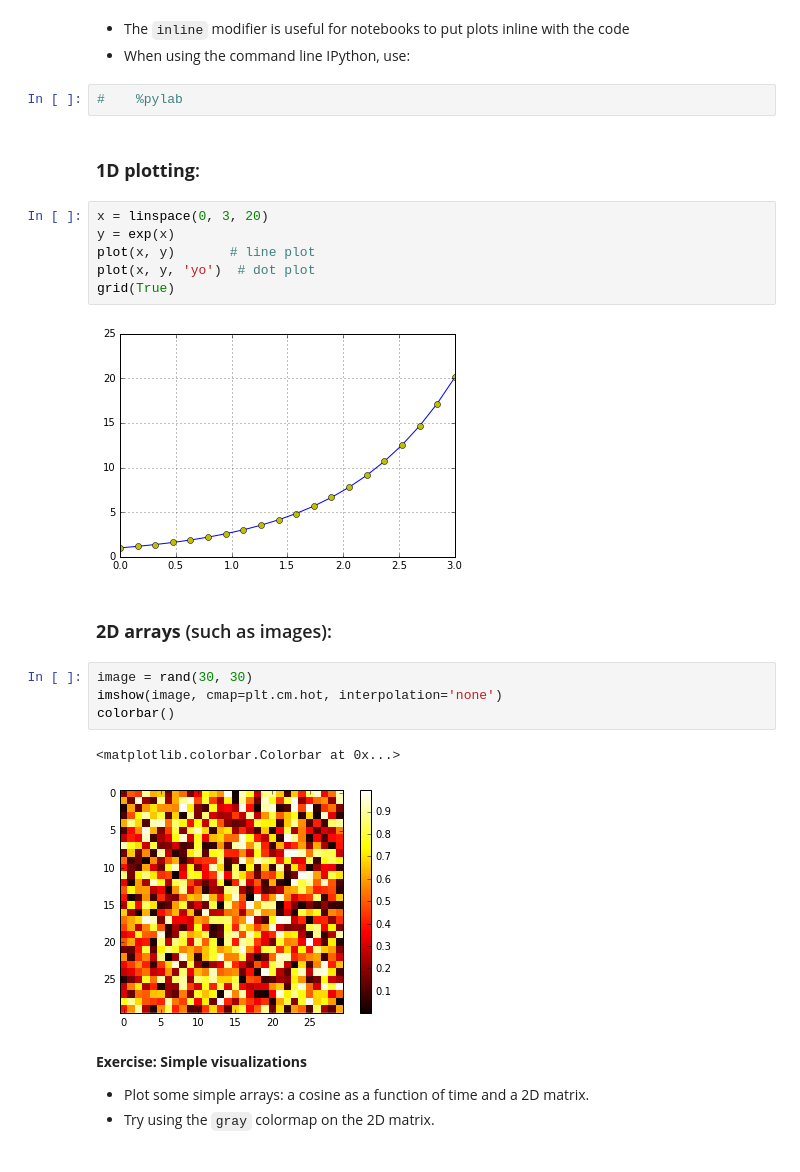
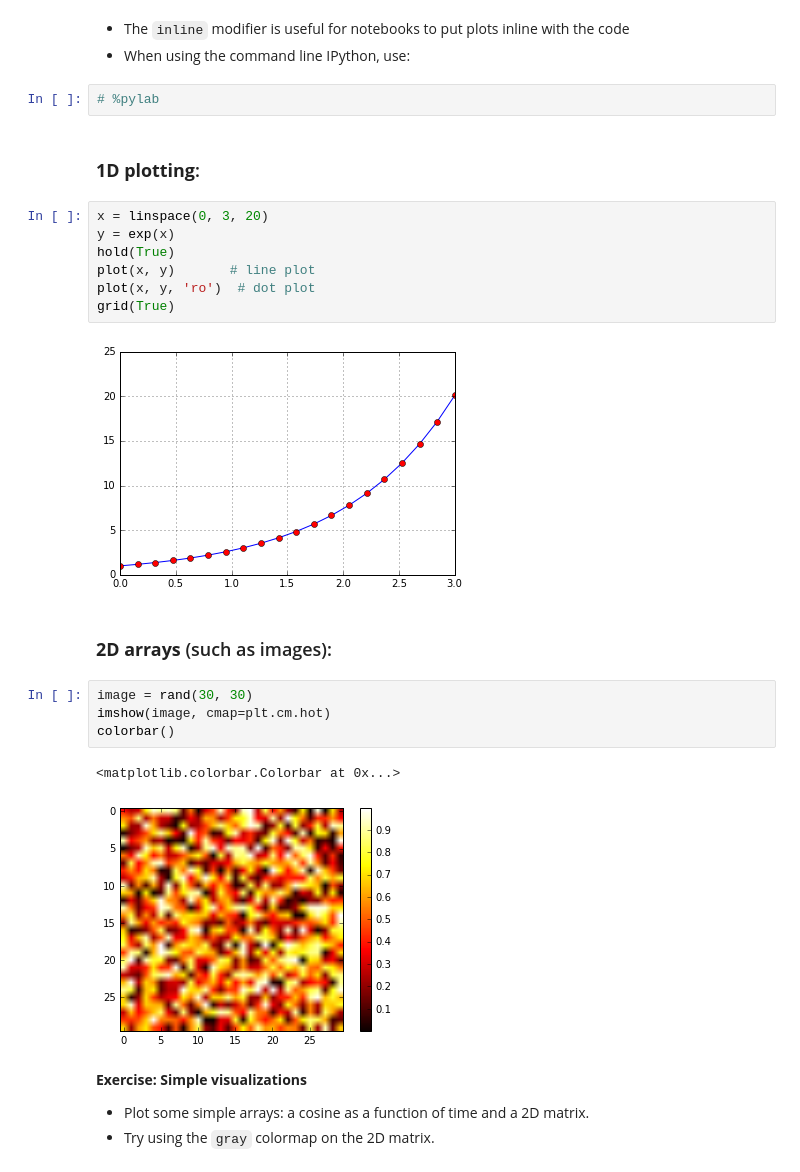
Before and after one commit to standarddeviant/scipy-lecture-notes, a Jupyter notebook: intro/numpy/intro_numpy.ipynb, the cells around one changed output. Drawn from its saved outputs; the diff is of its cells as text.

```diff
--- a/intro/numpy/intro_numpy.ipynb
+++ b/intro/numpy/intro_numpy.ipynb
@@ -169,26 +171,27 @@ Populating the interactive namespace from numpy and matplotlib
 - The `inline` modifier is useful for notebooks to put plots inline with the code
 - When using the command line IPython, use:
 # %%
-#    %pylab
+# %pylab
 # %% [markdown]
 ### **1D plotting**:
 # %%
 x = linspace(0, 3, 20)
 y = exp(x)
+hold(True)
 plot(x, y)       # line plot
-plot(x, y, 'yo')  # dot plot
+plot(x, y, 'ro')  # dot plot
 grid(True)
 # %% [output]
-[figure, old version]
+[figure, new version]
 # %% [markdown]
 ### **2D arrays** (such as images):
 # %%
 image = rand(30, 30)
-imshow(image, cmap=plt.cm.hot, interpolation='none')
+imshow(image, cmap=plt.cm.hot)
 colorbar()
 # %% [output]
 <matplotlib.colorbar.Colorbar at 0x...>
-[figure, old version]
+[figure, new version]
 # %% [markdown]
 ****Exercise: Simple visualizations****
 
```
Also changed, not shown: parts of 13 cells of this notebook, 5 other files.
